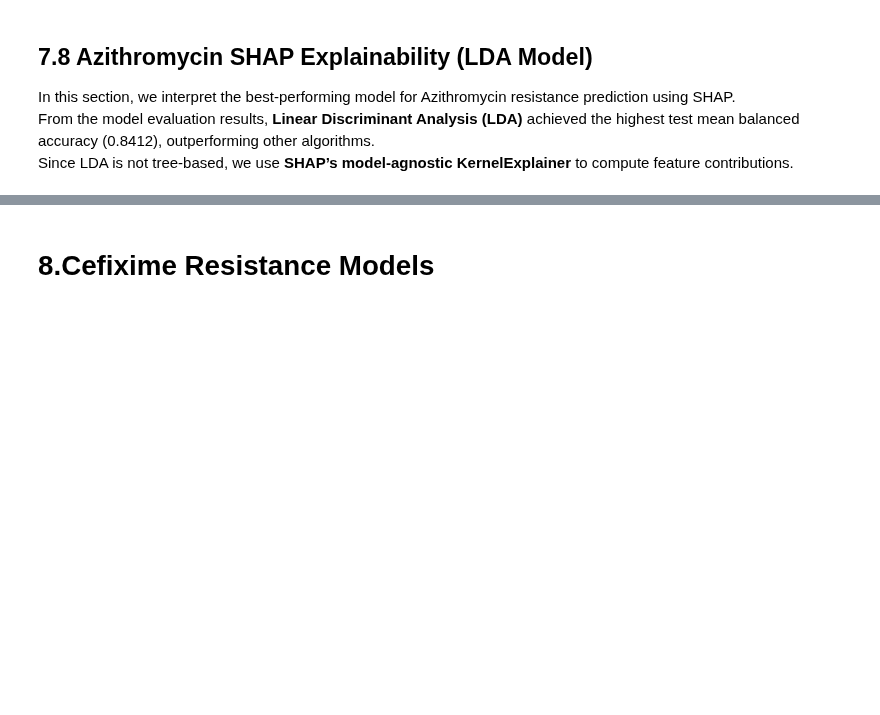
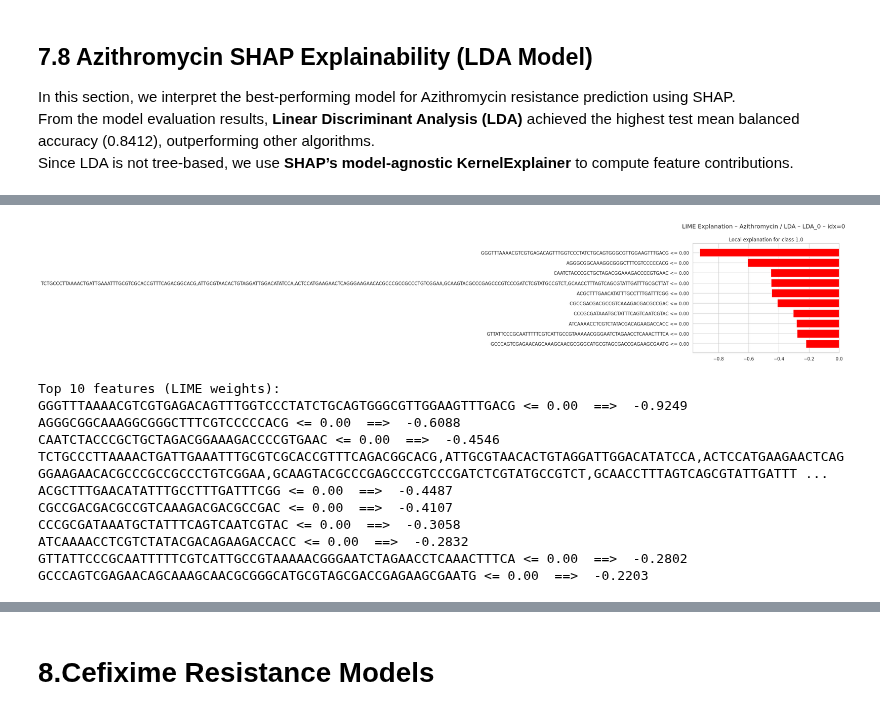
Before and after one commit to MrEktirir/Antibiotics-Resistance-Prediction, a Jupyter notebook: Notebooks/main.ipynb, the cells around one changed output, grey strips where cells are left out. Saved outputs shown, nothing was run; the diff lists cells and outputs as text; code cells hidden in the pictures; blank space fills up the shorter version.

```diff
--- a/Notebooks/main.ipynb
+++ b/Notebooks/main.ipynb
@@ -2084,0 +2166,77 @@ display(top10_azm)
+# %%
+# 1) Pick the LDA model key (prefer GS_LDA_* over LDA_*)
+lda_keys = [k for k in getattr(eval_azm, "store_models", {}).keys() if k.startswith("GS_LDA_")] \
+           or [k for k in getattr(eval_azm, "store_models", {}).keys() if k.startswith("LDA_")]
+if not lda_keys:
+    raise RuntimeError("No LDA model found for Azithromycin. Please run the LDA training cells first.")
+lda_key   = sorted(lda_keys)[0]
+lda_model = eval_azm.store_models[lda_key]
+
+# 2) Build the feature matrix (drop target) and class names
+X_azm = eval_azm.X.drop(columns=[eval_azm.target_name], errors="ignore").copy()
+y_azm = getattr(eval_azm, "y", None)
+class_names = ["0","1"] if y_azm is None else [str(c) for c in sorted(pd.unique(y_azm))]
+
+# 3) Create a LIME tabular explainer using the training matrix
+explainer = LimeTabularExplainer(
+    training_data=X_azm.values,
+    feature_names=X_azm.columns.tolist(),
+    class_names=class_names,
+    mode="classification",
+    discretize_continuous=True
+)
+
+# 4) Choose an instance to explain and define predict_fn
+instance_idx = 0          # change to 10, 25, ... as needed
+num_features = 10         # number of top contributing features to list
+num_samples  = 5000       # number of synthetic samples LIME will generate
+
+x0 = X_azm.iloc[instance_idx].values
+
+# LDA usually supports predict_proba; fallback to decision_function if needed
+def predict_fn(data):
+    df = pd.DataFrame(data, columns=X_azm.columns)
+    if hasattr(lda_model, "predict_proba"):
+        return lda_model.predict_proba(df)
+    else:
+        # If only decision_function exists, convert to a 2-column "prob-like" output
+        # (simple logistic mapping for demonstration; adjust if your API differs)
+        scores = lda_model.decision_function(df)
+        # Map scores to (p0, p1)
+        p1 = 1 / (1 + np.exp(-scores))
+        p0 = 1 - p1
+        return np.c_[p0, p1]
+
+# 5) Generate the explanation and visualize it
+exp = explainer.explain_instance(
+    data_row=x0,
+    predict_fn=predict_fn,
+    num_features=num_features,
+    num_samples=num_samples
+)
+
+fig = exp.as_pyplot_figure()
+_ = fig.suptitle(f"LIME Explanation – Azithromycin / LDA – {lda_key} – idx={instance_idx}", y=1.02)
+plt.show()
+
+# 6) Human-readable list (feature rule, weight) + DataFrame
+pairs = exp.as_list()  # [(feature_rule, weight), ...]
+print(f"\nTop {num_features} features (LIME weights):")
+for f, w in pairs:
+    print(f"{f}  ==>  {w:+.4f}")
+
+top_df = pd.DataFrame(pairs, columns=["feature_rule", "lime_weight"])
+display(top_df)
+# %% [output]
+[figure, added]
+Top 10 features (LIME weights):
+GGGTTTAAAACGTCGTGAGACAGTTTGGTCCCTATCTGCAGTGGGCGTTGGAAGTTTGACG <= 0.00  ==>  -0.9249
+AGGGCGGCAAAGGCGGGCTTTCGTCCCCCACG <= 0.00  ==>  -0.6088
+CAATCTACCCGCTGCTAGACGGAAAGACCCCGTGAAC <= 0.00  ==>  -0.4546
+TCTGCCCTTAAAACTGATTGAAATTTGCGTCGCACCGTTTCAGACGGCACG,ATTGCGTAACACTGTAGGATTGGACATATCCA,ACTCCATGAAGAACTCAGGGAAGAACACGCCCGCCGCCCTGTCGGAA,GCAAGTACGCCCGAGCCCGTCCCGATCTCGTATGCCGTCT,GCAACCTTTAGTCAGCGTATTGATTT ...
+ACGCTTTGAACATATTTGCCTTTGATTTCGG <= 0.00  ==>  -0.4487
+CGCCGACGACGCCGTCAAAGACGACGCCGAC <= 0.00  ==>  -0.4107
+CCCGCGATAAATGCTATTTCAGTCAATCGTAC <= 0.00  ==>  -0.3058
+ATCAAAACCTCGTCTATACGACAGAAGACCACC <= 0.00  ==>  -0.2832
+GTTATTCCCGCAATTTTTCGTCATTGCCGTAAAAACGGGAATCTAGAACCTCAAACTTTCA <= 0.00  ==>  -0.2802
+GCCCAGTCGAGAACAGCAAAGCAACGCGGGCATGCGTAGCGACCGAGAAGCGAATG <= 0.00  ==>  -0.2203
```
Also changed, not shown: parts of 26 cells of this notebook.
